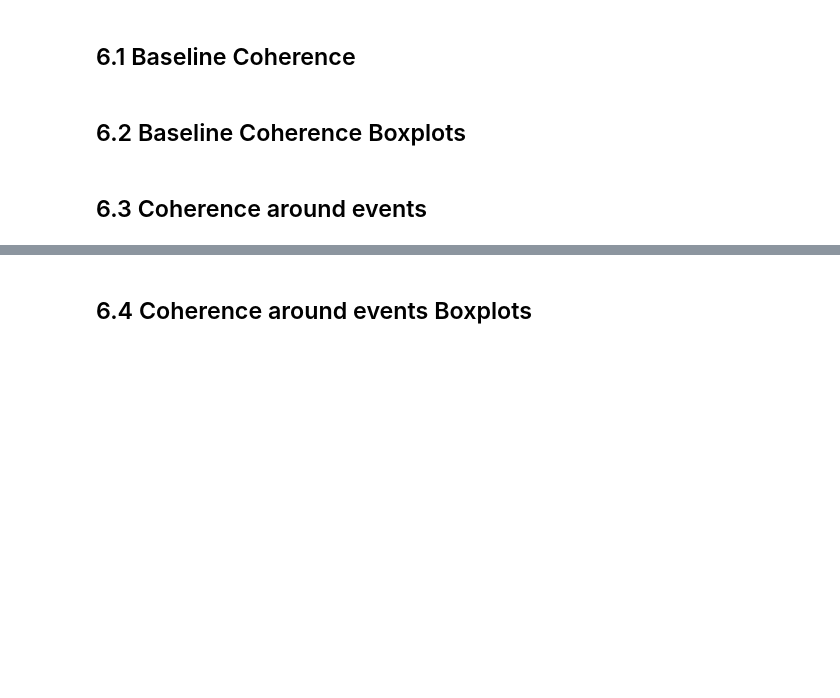
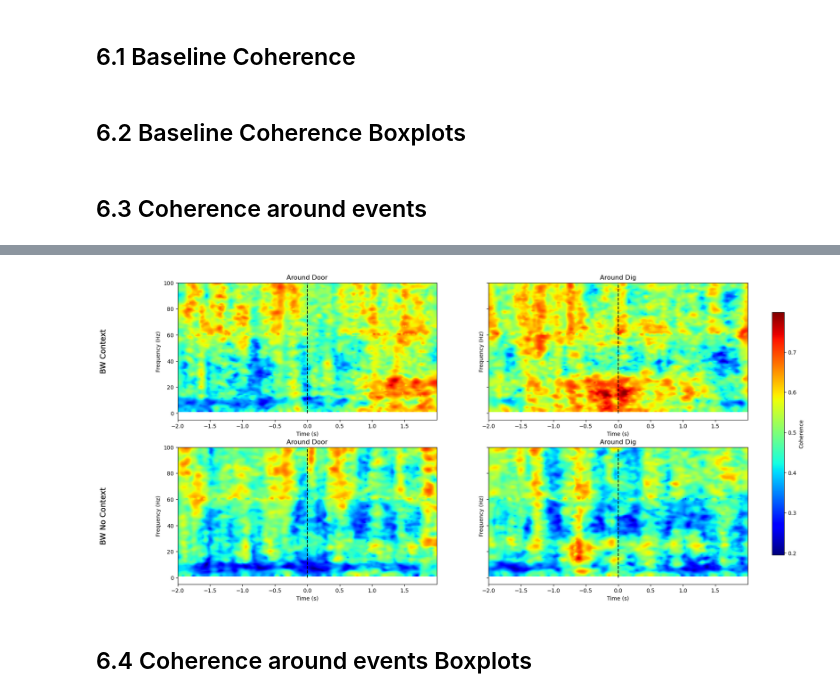
Before and after one commit to namanagrawal97/cpl_analysis_naman, a Jupyter notebook: 00_complete_analysis.ipynb, the cells around one changed output, grey strips where cells are left out. Cells and saved outputs as stored; diff of their text form; code cells hidden in the pictures; blank space fills up the shorter version.

Commit message:
Around door and around digging coherence is done

```diff
--- a/00_complete_analysis.ipynb
+++ b/00_complete_analysis.ipynb
@@ -696,6 +696,8 @@ for file_num,file in enumerate(files):
         mne_epoch_door_after=np.zeros((len(epochs),len(all_channels),4000))
         mne_epoch_dig_before=np.zeros((len(epochs),len(all_channels),4000))
         mne_epoch_dig_after=np.zeros((len(epochs),len(all_channels),4000))
+        mne_epoch_around_door=np.zeros((len(epochs),len(all_channels),8000))
+        mne_epoch_around_dig=np.zeros((len(epochs),len(all_channels),8000))
 
         first_event = events_times[0]
 
@@ -739,6 +741,8 @@ for file_num,file in enumerate(files):
                     mne_epoch_door_after[i,channel_num,:]=list(event_data_list[1])
                     mne_epoch_dig_before[i,channel_num,:]=list(event_data_list[2])
                     mne_epoch_dig_after[i,channel_num,:]=list(event_data_list[3])
+                    mne_epoch_around_door[i,channel_num,:]=np.append(event_data_list[0],event_data_list[1])
+                    mne_epoch_around_dig[i,channel_num,:]=np.append(event_data_list[2],event_data_list[3])
         if len(all_channels)>0:
             fs=2000
             freqs = np.arange(1,100)
@@ -749,7 +753,9 @@ for file_num,file in enumerate(files):
             mne_epoch_door_after= mne.EpochsArray(mne_epoch_door_after, info)
             mne_epoch_dig_before = mne.EpochsArray(mne_epoch_dig_before, info)
             mne_epoch_dig_after = mne.EpochsArray(mne_epoch_dig_after, info)
-            row_list=[file_num,rat_id,task,mne_baseline,mne_epoch_door_before,mne_epoch_door_after,mne_epoch_dig_before,mne_epoch_dig_after]
+            mne_epoch_around_door = mne.EpochsArray(mne_epoch_around_door, info)
+            mne_epoch_around_dig = mne.EpochsArray(mne_epoch_around_dig, info)
+            row_list=[file_num,rat_id,task,mne_baseline,mne_epoch_door_before,mne_epoch_door_after,mne_epoch_dig_before,mne_epoch_dig_after,mne_epoch_around_door,mne_epoch_around_dig]
             con_data_df.append(row_list)
 
         # fs=2000
@@ -763,4 +769,4 @@ for file_num,file in enumerate(files):
         # row_list=[rat_id,task,mne_epoch_door_before,mne_epoch_door_after,mne_epoch_dig_before,mne_epoch_dig_after]
         # con_data_df.append(row_list)
 #baseline_lfp_all = pd.DataFrame(baseline_lfp_all, columns=['rat', 'experiment', 'channel', 'data'])
-con_data_df=pd.DataFrame(con_data_df, columns=['experiment','rat_id','task','mne_baseline','mne_epoch_door_before','mne_epoch_door_after','mne_epoch_dig_before','mne_epoch_dig_after'])
+con_data_df=pd.DataFrame(con_data_df, columns=['experiment','rat_id','task','mne_baseline','mne_epoch_door_before','mne_epoch_door_after','mne_epoch_dig_before','mne_epoch_dig_after','mne_epoch_around_door','mne_epoch_around_dig'])
@@ -881,3 +979,34 @@ plt.show()
+# %%
+
+
+times=np.arange(-2, 2, 1/fs)
+fig, axs=plt.subplots(2,2, figsize=(20,10), sharey=True)
+vmin = all_con_data_df[event_list].applymap(np.min).min().min()
+vmax = all_con_data_df[event_list].applymap(np.max).max().max()
+event_names=['Around Door','Around Dig']
+for i, event in enumerate(event_list):
+    axs[0,i].imshow(all_con_data_df[event][0], extent=[times[0], times[-1], 1, 100],
+                   aspect='auto', origin='lower', cmap='jet', vmin=vmin, vmax=vmax)
+    axs[0,i].set_xlabel('Time (s)')
+    axs[0,i].set_ylabel('Frequency (Hz)')
+    axs[0,i].set_title(event_names[i])
+    axs[0,i].vlines(0, 0, 100, color='k', linestyle='--')
+    axs[1,i].imshow(all_con_data_df[event][1], extent=[times[0], times[-1], 1, 100],
+                   aspect='auto', origin='lower', cmap='jet', vmin=vmin, vmax=vmax)
+    axs[1,i].set_xlabel('Time (s)')
+    axs[1,i].set_ylabel('Frequency (Hz)')
+    axs[1,i].set_title(event_names[i])
+    axs[1,i].vlines(0, 0, 100, color='k', linestyle='--')
+
+    axs[0,0].text(-0.3, 0.5, 'BW Context', transform=axs[0,0].transAxes, fontsize=14, verticalalignment='center', rotation=90)
+    axs[1,0].text(-0.3, 0.5, 'BW No Context', transform=axs[1,0].transAxes, fontsize=14, verticalalignment='center', rotation=90)
+    # Add a colorbar
+cbar = fig.colorbar(axs[0,0].images[0], ax=axs, orientation='vertical', fraction=0.02, pad=0.04)
+cbar.set_label('Coherence')
+fig.savefig(f'C:\\Users\\{user}\\Dropbox\\CPLab\\results\\aon_vhp_coherence_event_spectrogram.png', dpi=300)
+plt.show()
+# %% [output]
+[figure, added]
 # %% [markdown]
 ## 6.4 Coherence around events Boxplots
 # %%
```
Also changed, not shown: parts of 2 cells of this notebook.
